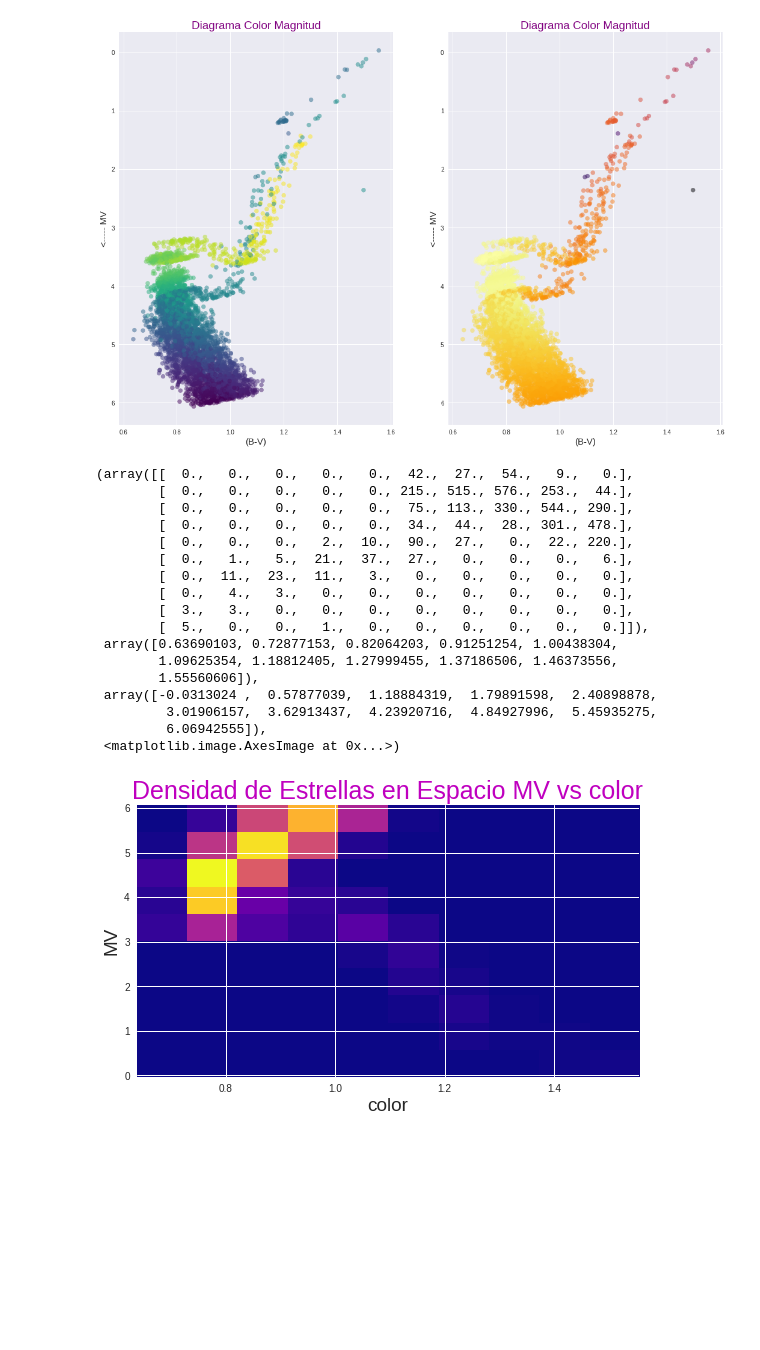
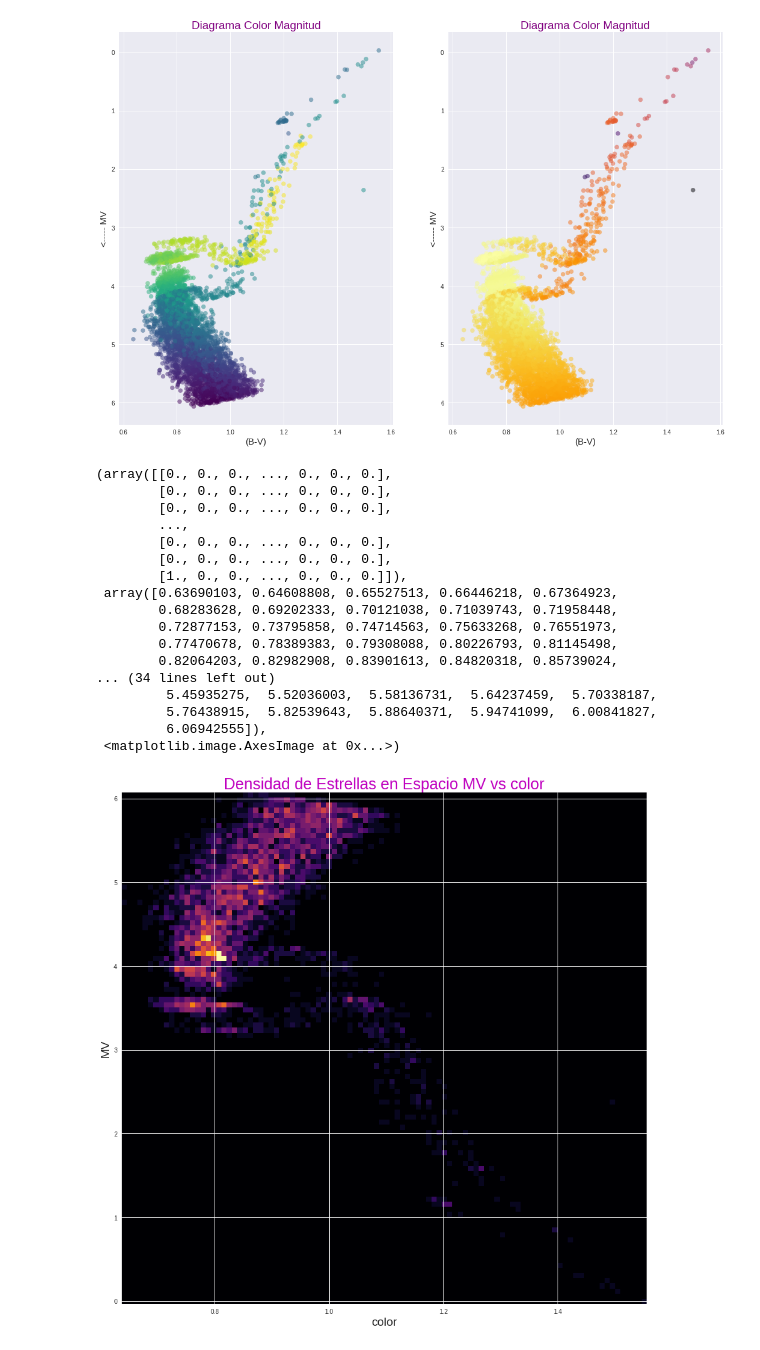
Before and after one commit to PaulaBDS/minitarea2, a Jupyter notebook: minitarea2.ipynb, the cells around one changed output. Saved outputs shown, nothing was run; the diff lists cells and outputs as text; code cells hidden in the pictures; blank space fills up the shorter version.

```diff
--- a/minitarea2.ipynb
+++ b/minitarea2.ipynb
@@ -263,27 +263,27 @@ ax[1].invert_yaxis()
 # %%
 # plot cmd hist2D
 
-fig_1=plt.figure(figsize=(9,5))
+fig_1=plt.figure(figsize=(15,15))
 plt.title('Densidad de Estrellas en Espacio MV vs color', size=25, color='m')
 plt.xlabel('color', size=19)
 plt.ylabel('MV', size=19)
-plt.hist2d(color, MV, cmap='plasma',)
+plt.hist2d(color, MV ,bins=100, cmap='inferno')
 # %% [output]
-(array([[  0.,   0.,   0.,   0.,   0.,  42.,  27.,  54.,   9.,   0.],
-        [  0.,   0.,   0.,   0.,   0., 215., 515., 576., 253.,  44.],
-        [  0.,   0.,   0.,   0.,   0.,  75., 113., 330., 544., 290.],
-        [  0.,   0.,   0.,   0.,   0.,  34.,  44.,  28., 301., 478.],
-        [  0.,   0.,   0.,   2.,  10.,  90.,  27.,   0.,  22., 220.],
-        [  0.,   1.,   5.,  21.,  37.,  27.,   0.,   0.,   0.,   6.],
-        [  0.,  11.,  23.,  11.,   3.,   0.,   0.,   0.,   0.,   0.],
-        [  0.,   4.,   3.,   0.,   0.,   0.,   0.,   0.,   0.,   0.],
-        [  3.,   3.,   0.,   0.,   0.,   0.,   0.,   0.,   0.,   0.],
-        [  5.,   0.,   0.,   1.,   0.,   0.,   0.,   0.,   0.,   0.]]),
- array([0.63690103, 0.72877153, 0.82064203, 0.91251254, 1.00438304,
-        1.09625354, 1.18812405, 1.27999455, 1.37186506, 1.46373556,
-        1.55560606]),
- array([-0.0313024 ,  0.57877039,  1.18884319,  1.79891598,  2.40898878,
-         3.01906157,  3.62913437,  4.23920716,  4.84927996,  5.45935275,
+(array([[0., 0., 0., ..., 0., 0., 0.],
+        [0., 0., 0., ..., 0., 0., 0.],
+        [0., 0., 0., ..., 0., 0., 0.],
+        ...,
+        [0., 0., 0., ..., 0., 0., 0.],
+        [0., 0., 0., ..., 0., 0., 0.],
+        [1., 0., 0., ..., 0., 0., 0.]]),
+ array([0.63690103, 0.64608808, 0.65527513, 0.66446218, 0.67364923,
+        0.68283628, 0.69202333, 0.70121038, 0.71039743, 0.71958448,
+        0.72877153, 0.73795858, 0.74714563, 0.75633268, 0.76551973,
+        0.77470678, 0.78389383, 0.79308088, 0.80226793, 0.81145498,
+        0.82064203, 0.82982908, 0.83901613, 0.84820318, 0.85739024,
+... (34 lines left out)
+         5.45935275,  5.52036003,  5.58136731,  5.64237459,  5.70338187,
+         5.76438915,  5.82539643,  5.88640371,  5.94741099,  6.00841827,
          6.06942555]),
  <matplotlib.image.AxesImage at 0x...>)
-[figure, old version]
+[figure, new version]
```
Also changed, not shown: parts of 1 cell of this notebook.
